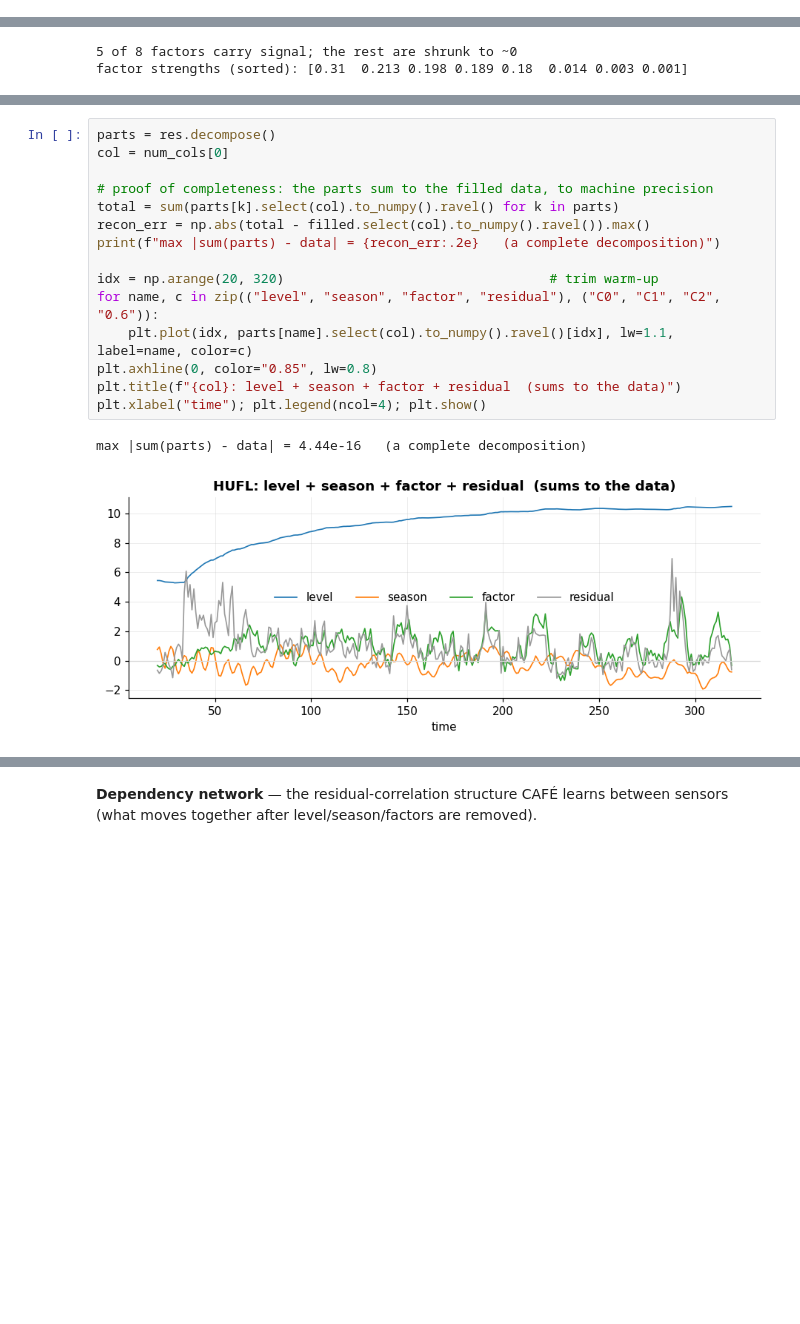
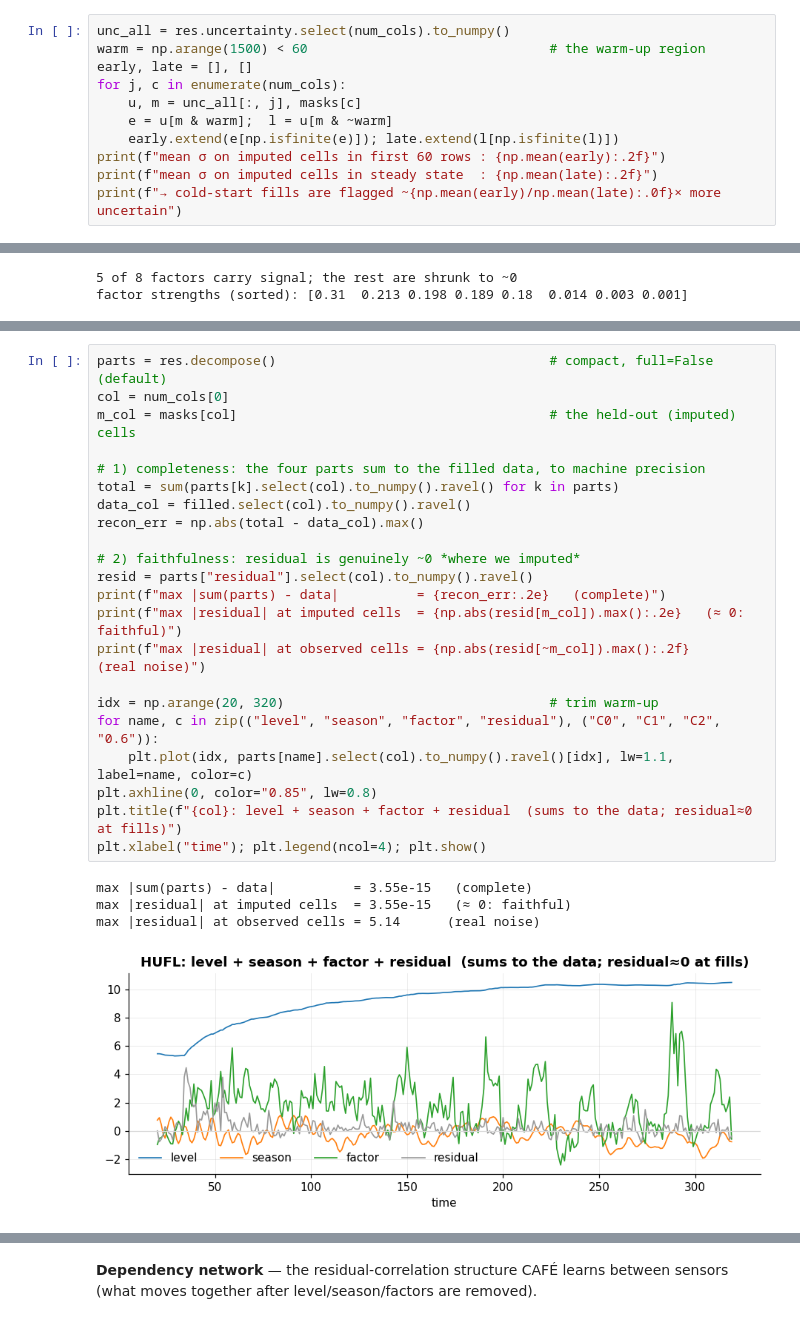
Before and after one commit to sovai-research/cafe, a Jupyter notebook: notebooks/cafe_tutorial.ipynb, the cells around one changed output, grey strips where cells are left out. Drawn from its saved outputs; the diff is of its cells as text; blank space fills up the shorter version.

```diff
--- a/notebooks/cafe_tutorial.ipynb
+++ b/notebooks/cafe_tutorial.ipynb
@@ -218,0 +240,11 @@ print(f"σ at gap edge = {sdg[701]:.2f}   →   σ mid-gap = {sdg[730]:.2f}  "
+# %%
+unc_all = res.uncertainty.select(num_cols).to_numpy()
+warm = np.arange(1500) < 60                               # the warm-up region
+early, late = [], []
+for j, c in enumerate(num_cols):
+    u, m = unc_all[:, j], masks[c]
+    e = u[m & warm];  l = u[m & ~warm]
+    early.extend(e[np.isfinite(e)]); late.extend(l[np.isfinite(l)])
+print(f"mean σ on imputed cells in first 60 rows : {np.mean(early):.2f}")
+print(f"mean σ on imputed cells in steady state  : {np.mean(late):.2f}")
+print(f"→ cold-start fills are flagged ~{np.mean(early)/np.mean(late):.0f}× more uncertain")
@@ -309,18 +352,27 @@ data exactly (we assert it below).
 # %%
-parts = res.decompose()
+parts = res.decompose()                                   # compact, full=False (default)
 col = num_cols[0]
+m_col = masks[col]                                        # the held-out (imputed) cells
 
-# proof of completeness: the parts sum to the filled data, to machine precision
+# 1) completeness: the four parts sum to the filled data, to machine precision
 total = sum(parts[k].select(col).to_numpy().ravel() for k in parts)
-recon_err = np.abs(total - filled.select(col).to_numpy().ravel()).max()
-print(f"max |sum(parts) - data| = {recon_err:.2e}   (a complete decomposition)")
+data_col = filled.select(col).to_numpy().ravel()
+recon_err = np.abs(total - data_col).max()
+
+# 2) faithfulness: residual is genuinely ~0 *where we imputed*
+resid = parts["residual"].select(col).to_numpy().ravel()
+print(f"max |sum(parts) - data|          = {recon_err:.2e}   (complete)")
+print(f"max |residual| at imputed cells  = {np.abs(resid[m_col]).max():.2e}   (≈ 0: faithful)")
+print(f"max |residual| at observed cells = {np.abs(resid[~m_col]).max():.2f}      (real noise)")
 
 idx = np.arange(20, 320)                                  # trim warm-up
 for name, c in zip(("level", "season", "factor", "residual"), ("C0", "C1", "C2", "0.6")):
     plt.plot(idx, parts[name].select(col).to_numpy().ravel()[idx], lw=1.1, label=name, color=c)
 plt.axhline(0, color="0.85", lw=0.8)
-plt.title(f"{col}: level + season + factor + residual  (sums to the data)")
+plt.title(f"{col}: level + season + factor + residual  (sums to the data; residual≈0 at fills)")
 plt.xlabel("time"); plt.legend(ncol=4); plt.show()
 # %% [output]
-max |sum(parts) - data| = 4.44e-16   (a complete decomposition)
+max |sum(parts) - data|          = 3.55e-15   (complete)
+max |residual| at imputed cells  = 3.55e-15   (≈ 0: faithful)
+max |residual| at observed cells = 5.14      (real noise)
-[figure, old version]
+[figure, new version]
```
Also changed, not shown: parts of 19 cells of this notebook, 11 other files.
